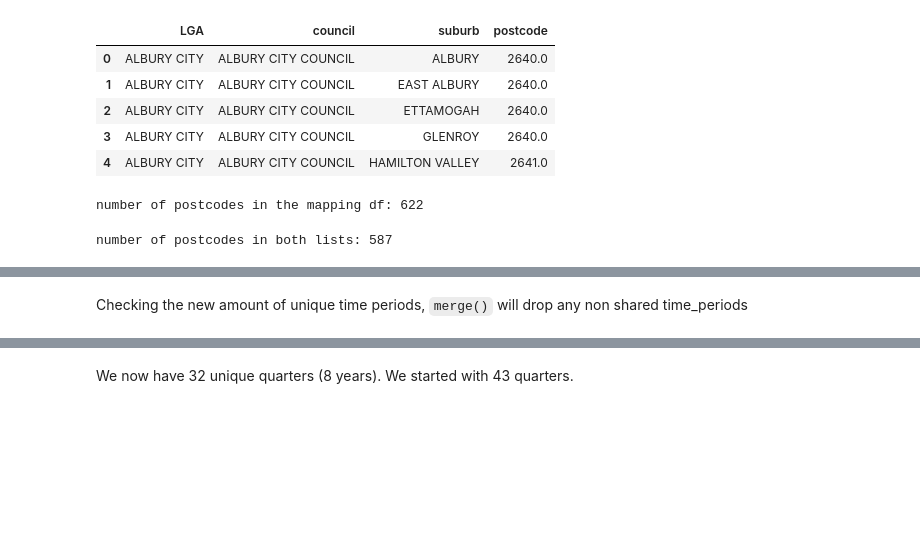
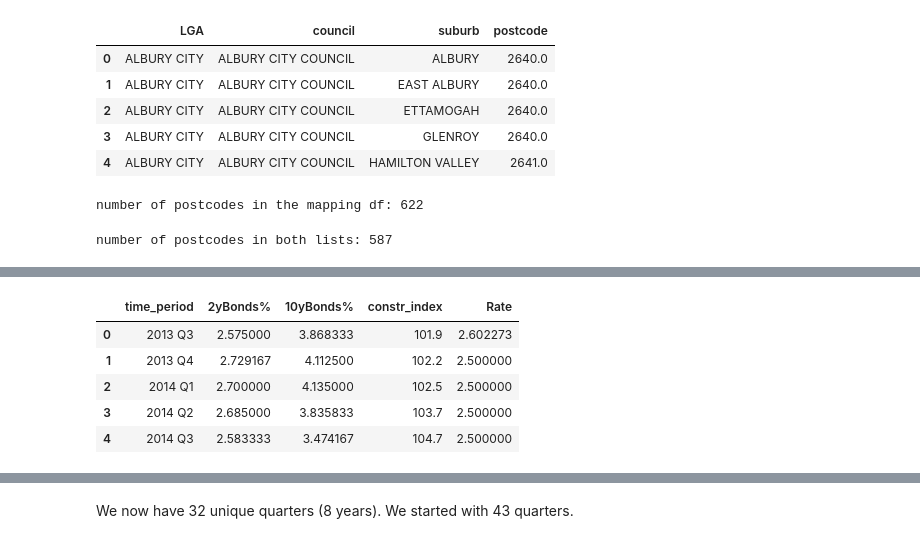
Before and after one commit to walthersy/NSW-house-price, a Jupyter notebook: Chris - Data Cleaning Pt2 (LGA mapping & features data).ipynb, the cells around one changed output, grey strips where cells are left out. Saved outputs shown, nothing was run; the diff lists cells and outputs as text; code cells hidden in the pictures; blank space fills up the shorter version.

```diff
--- a/Chris - Data Cleaning Pt2 (LGA mapping & features data).ipynb
+++ b/Chris - Data Cleaning Pt2 (LGA mapping & features data).ipynb
@@ -838,4 +1063,11 @@ len(set(features_postcode['postcode']))
 # %%
 features_timePeriod = pd.merge(yields_join, df_cons_clean, on='time_period')
+features_timePeriod = pd.merge(features_timePeriod, rates_join, on='time_period')
+features_timePeriod.head()
+# %% [output]
+|  | time_period | 2yBonds% | 10yBonds% | constr_index | Rate |
+| 0 | 2013 Q3 | 2.575000 | 3.868333 | 101.9 | 2.602273 |
+| 1 | 2013 Q4 | 2.729167 | 4.112500 | 102.2 | 2.500000 |
+| 2 | 2014 Q1 | 2.700000 | 4.135000 | 102.5 | 2.500000 |
+| 3 | 2014 Q2 | 2.685000 | 3.835833 | 103.7 | 2.500000 |
+| 4 | 2014 Q3 | 2.583333 | 3.474167 | 104.7 | 2.500000 |
-# %% [markdown]
-Checking the new amount of unique time periods, `merge()` will drop any non shared time_periods
```
Also changed, not shown: parts of 88 cells of this notebook, 6 other files.
